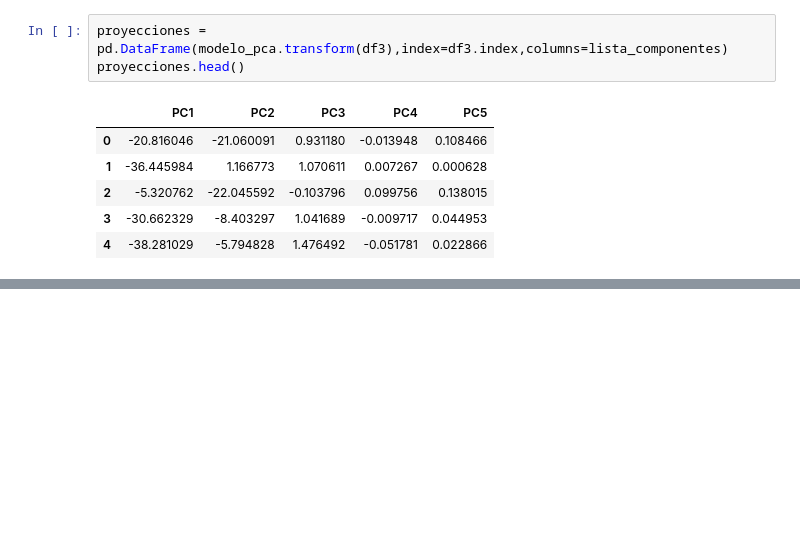
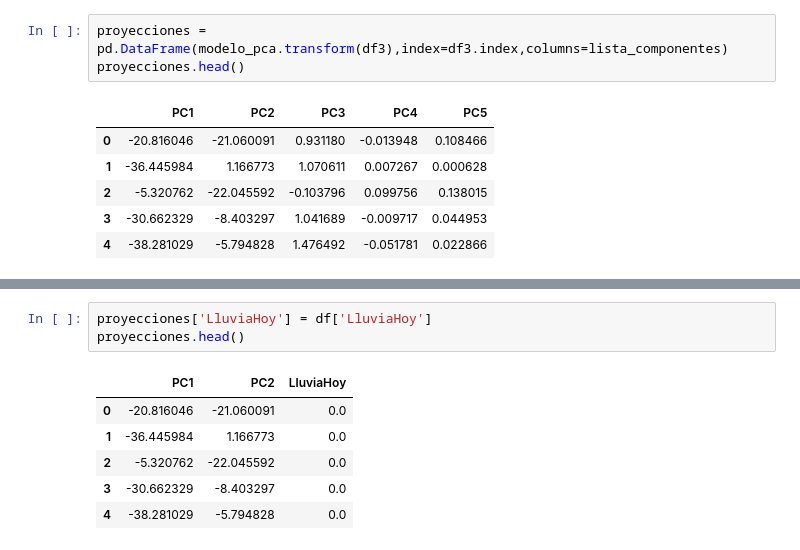
Before and after one commit to DanyPao/DataScience1-Daniela-Esposito, a Jupyter notebook: Visualizacion_Daniela_Esposito.ipynb, the cells around one changed output, grey strips where cells are left out. Drawn from its saved outputs; the diff is of its cells as text; blank space fills up the shorter version.

```diff
--- a/Visualizacion_Daniela_Esposito.ipynb
+++ b/Visualizacion_Daniela_Esposito.ipynb
@@ -589,0 +660,10 @@ proyecciones.head()
+# %%
+proyecciones['LluviaHoy'] = df['LluviaHoy']
+proyecciones.head()
+# %% [output]
+|  | PC1 | PC2 | LluviaHoy |
+| 0 | -20.816046 | -21.060091 | 0.0 |
+| 1 | -36.445984 | 1.166773 | 0.0 |
+| 2 | -5.320762 | -22.045592 | 0.0 |
+| 3 | -30.662329 | -8.403297 | 0.0 |
+| 4 | -38.281029 | -5.794828 | 0.0 |
```
Also changed, not shown: parts of 27 cells of this notebook.
